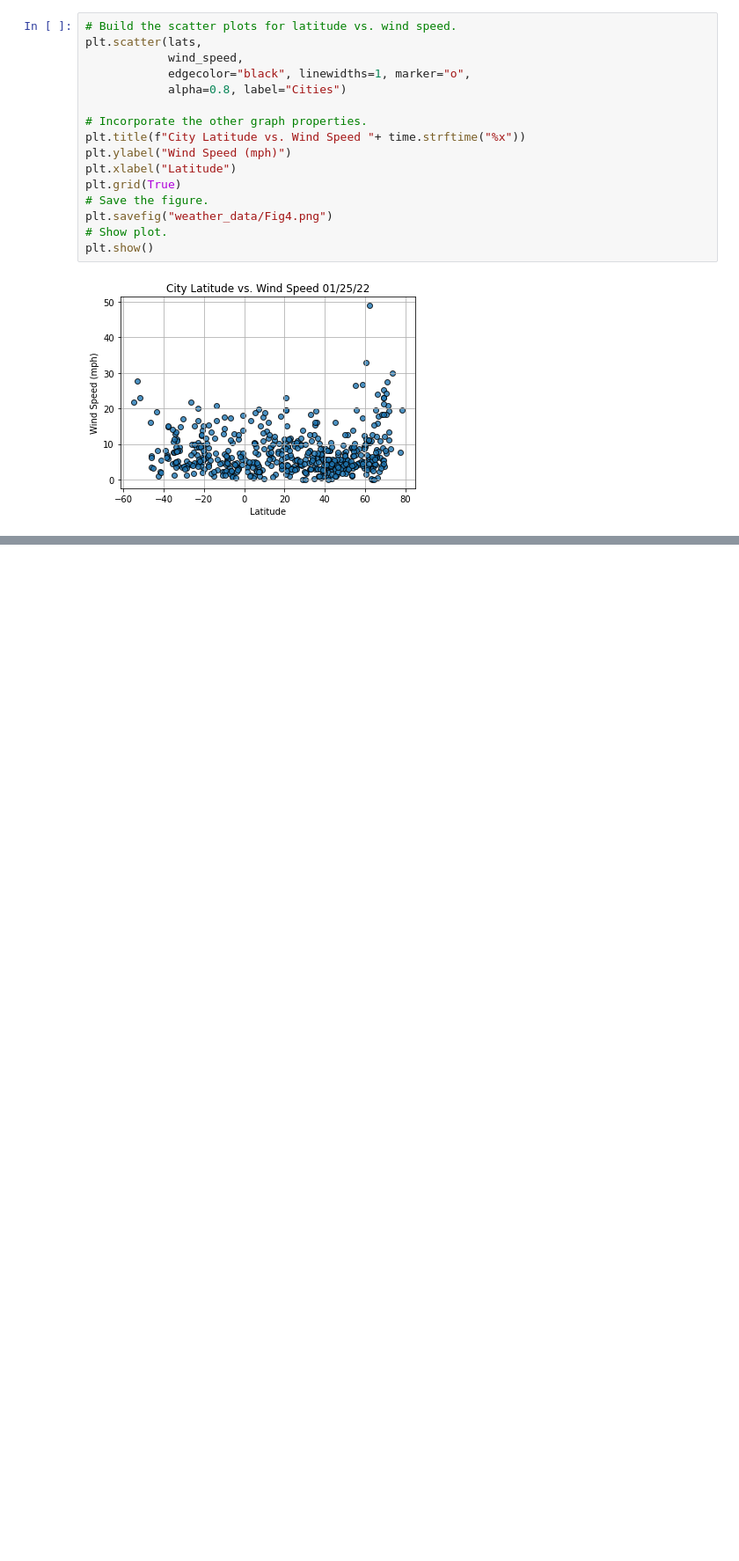
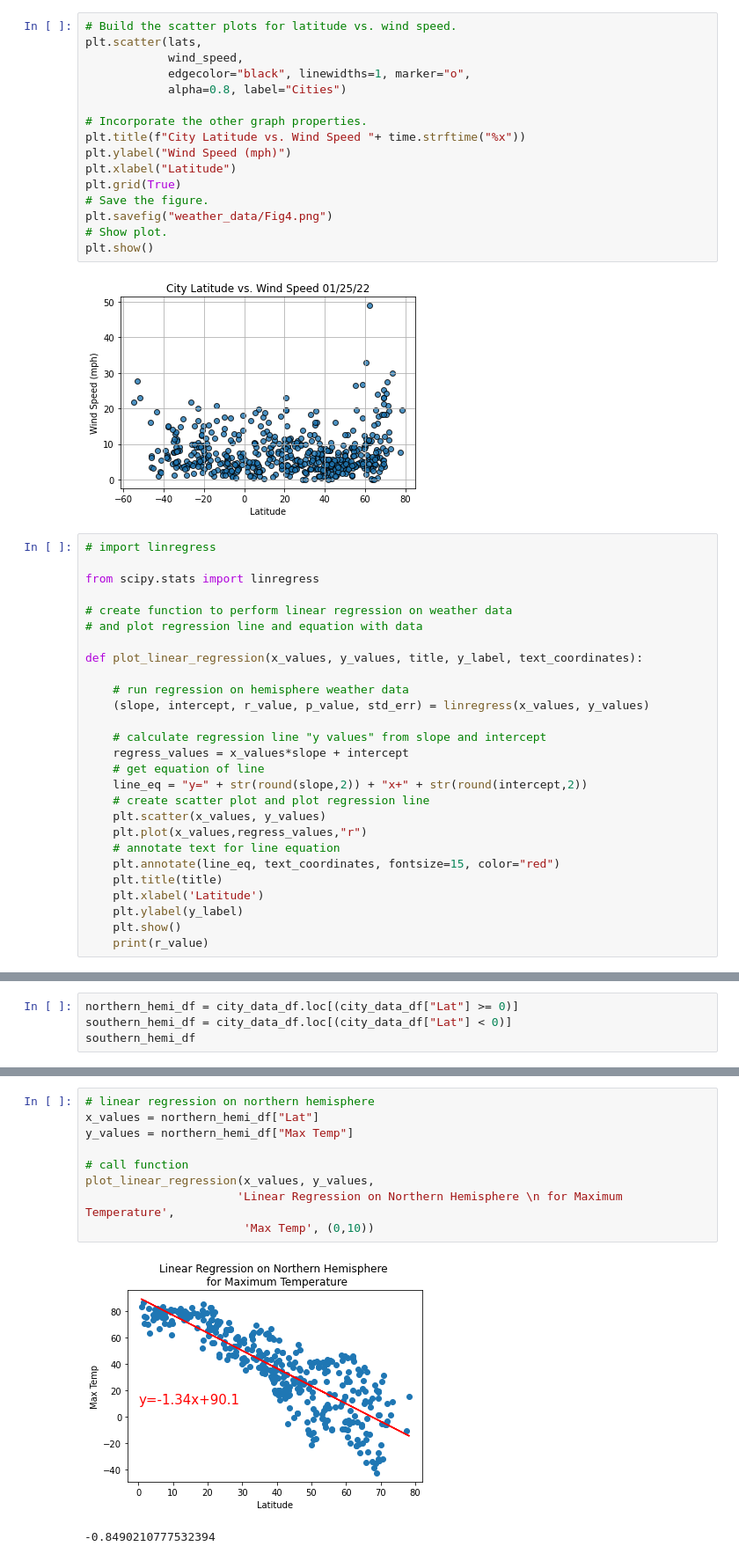
Before and after one commit to kmburkezoo/world-weather-analysis, a Jupyter notebook: WeatherPy.ipynb, the cells around one changed output, grey strips where cells are left out. Shown: that part at 88% size. Drawn from its saved outputs; the diff is of its cells as text; blank space fills up the shorter version.

Commit message:
linear regressions of weather variables

```diff
--- a/WeatherPy.ipynb
+++ b/WeatherPy.ipynb
@@ -263,3 +263,30 @@ plt.savefig("weather_data/Fig4.png")
 plt.show()
 # %% [output]
 [figure]
+# %%
+# import linregress
+
+from scipy.stats import linregress
+
+# create function to perform linear regression on weather data
+# and plot regression line and equation with data
+
+def plot_linear_regression(x_values, y_values, title, y_label, text_coordinates):
+
+    # run regression on hemisphere weather data
+    (slope, intercept, r_value, p_value, std_err) = linregress(x_values, y_values)
+
+    # calculate regression line "y values" from slope and intercept
+    regress_values = x_values*slope + intercept
+    # get equation of line
+    line_eq = "y=" + str(round(slope,2)) + "x+" + str(round(intercept,2))
+    # create scatter plot and plot regression line
+    plt.scatter(x_values, y_values)
+    plt.plot(x_values,regress_values,"r")
+    # annotate text for line equation
+    plt.annotate(line_eq, text_coordinates, fontsize=15, color="red")
+    plt.title(title)
+    plt.xlabel('Latitude')
+    plt.ylabel(y_label)
+    plt.show()
+    print(r_value)
@@ -265,0 +307,4 @@ plt.show()
+# %%
+northern_hemi_df = city_data_df.loc[(city_data_df["Lat"] >= 0)]
+southern_hemi_df = city_data_df.loc[(city_data_df["Lat"] < 0)]
+southern_hemi_df
@@ -265,0 +325,12 @@ plt.show()
+# %%
+# linear regression on northern hemisphere
+x_values = northern_hemi_df["Lat"]
+y_values = northern_hemi_df["Max Temp"]
+
+# call function
+plot_linear_regression(x_values, y_values,
+                      'Linear Regression on Northern Hemisphere \n for Maximum Temperature',
+                       'Max Temp', (0,10))
+# %% [output]
+[figure, added]
+-0.8490210777532394
```
Also changed, not shown: parts of 9 cells of this notebook.
